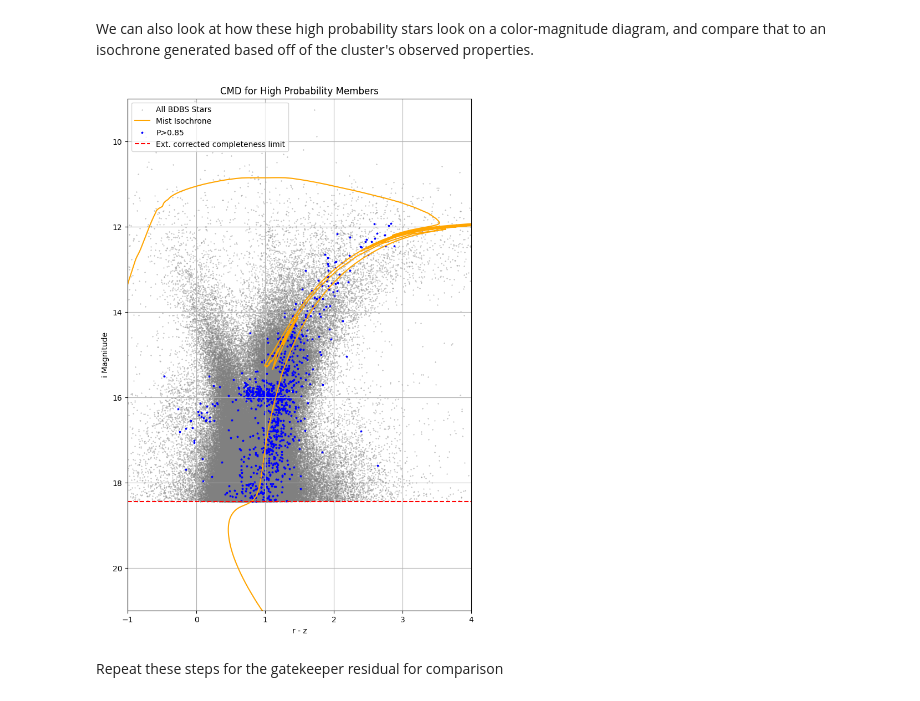
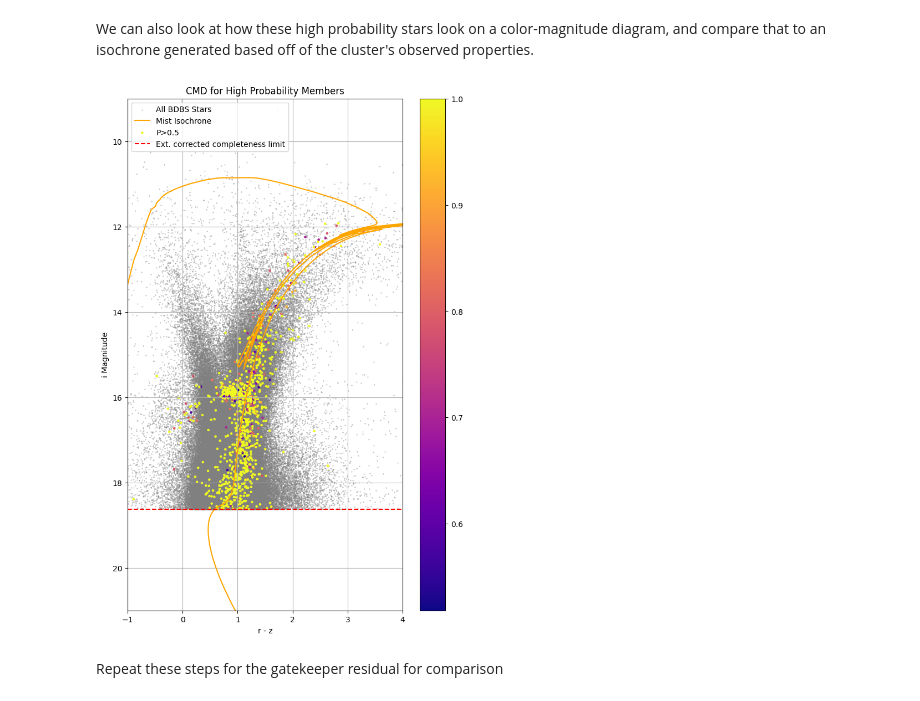
Before and after one commit to mcadamsean/cluster-membership, a Jupyter notebook: notebooks/membership_probability_notebook.ipynb, the cells around one changed output. Cells and saved outputs as stored; diff of their text form; code cells hidden in the pictures.

```diff
--- a/notebooks/membership_probability_notebook.ipynb
+++ b/notebooks/membership_probability_notebook.ipynb
@@ -443,7 +444,7 @@ voxel_df['Gala Weighted Residual'] = np.where(
 
 # Modified Gala Weighted Residual to simply keep residual ratio when Gala indicates cluster stars are also present
 voxel_df['Gatekeeper Residual'] = np.where(
-    voxel_df['CLM Density'] > 0.25,
+    voxel_df['CLM Density'] > 0,
     voxel_df['Residual Ratio'],
     0
 )
@@ -886,40 +887,41 @@ plt.scatter((observed_df_cut['gmag_extcorr'] - observed_df_cut['zmag_extcorr']),
            color='grey',
            label='All BDBS Stars'
 )
 
 # MIST isochrone
 plt.plot(iso_g_z,
            iso_mi, # possibly accounting for extinction?
            linestyle='-',
            alpha=1,
            color='orange',
            label='Mist Isochrone'
 )
 
 # High probability stars
-plt.scatter((high_probs['gmag_extcorr'] - high_probs['zmag_extcorr']),
-           high_probs['imag_extcorr'],
+plt.scatter((med_and_high_probs['gmag_extcorr'] - med_and_high_probs['zmag_extcorr']),
+           med_and_high_probs['imag_extcorr'],
            s=5,
            alpha=1,
-           color='blue',
-           marker='*',
-           label='P>0.85'
+           c=med_and_high_probs['Gala Weighted Residual'],
+           cmap='plasma',
+           label='P>0.5'
 )
 
 # Set limits and labels
 plt.ylim(21,9)
 plt.xlim(-1,4)
 plt.xlabel('r - z')
 plt.ylabel('i Magnitude')
+plt.colorbar()
 
 # Add in a horizontal line to indicate the completeness limit of the observed data
-plt.axhline(y=19.1-avg_ext_i, color='red', linestyle='--', label='Ext. corrected completeness limit')
+plt.axhline(y=18.63, color='red', linestyle='--', label='Ext. corrected completeness limit')
 plt.title('CMD for High Probability Members')
 plt.legend(loc='upper left')
 plt.grid()
 plt.show()
 # %% [output]
-[figure, old version]
+[figure, new version]
 # %% [markdown]
 Repeat these steps for the gatekeeper residual for comparison
 # %%
```
Also changed, not shown: parts of 11 cells of this notebook.
